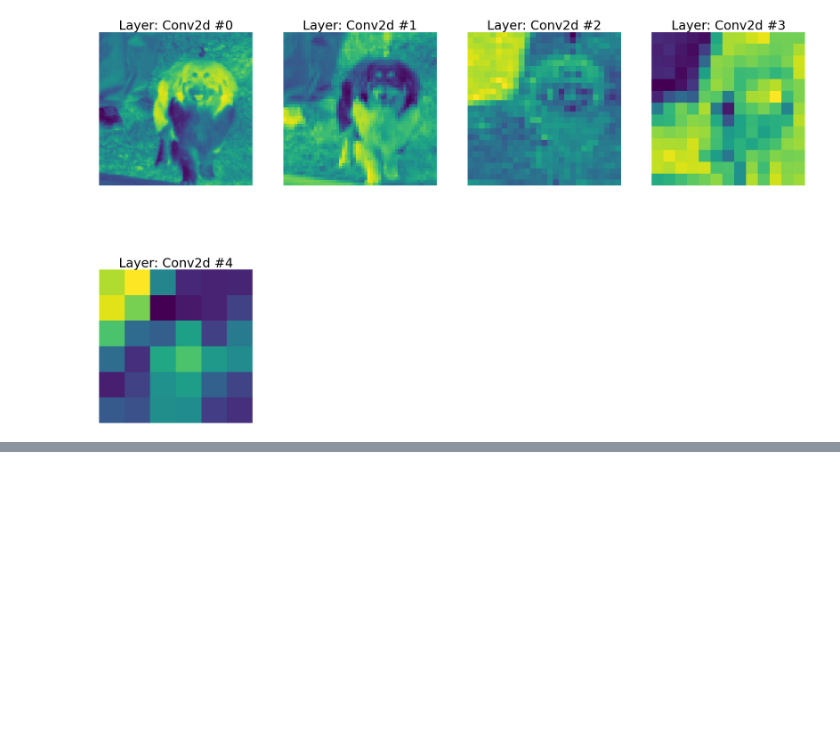
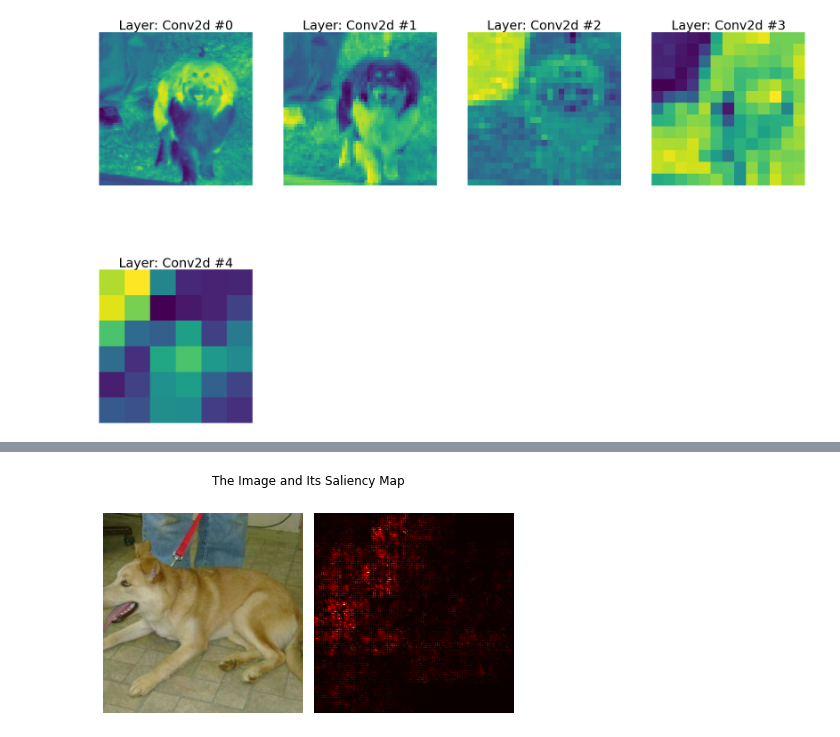
Before and after one commit to amitliron/My_AI_Exercises, a Jupyter notebook: TestCnnFeaturesExtraction/CnnFeatureExtraction.ipynb, the cells around one changed output, grey strips where cells are left out. Cells and saved outputs as stored; diff of their text form; code cells hidden in the pictures; blank space fills up the shorter version.

```diff
--- a/TestCnnFeaturesExtraction/CnnFeatureExtraction.ipynb
+++ b/TestCnnFeaturesExtraction/CnnFeatureExtraction.ipynb
@@ -368,0 +370,4 @@ for i in range(len(all_processed)):
+# %%
+image = oTransforms(image)
+image = image.unsqueeze(0)
+image = image.to(DEVICE)
@@ -368,0 +404,18 @@ for i in range(len(all_processed)):
+# %%
+saliency, _ = torch.max(image.grad.data.abs(), dim=1)
+saliency = saliency.reshape(224, 224)
+
+# Reshape the image
+image = image.reshape(-1, 224, 224)
+
+# Visualize the image and the saliency map
+fig, ax = plt.subplots(1, 2)
+ax[0].imshow(image.cpu().detach().numpy().transpose(1, 2, 0))
+ax[0].axis('off')
+ax[1].imshow(saliency.cpu(), cmap='hot')
+ax[1].axis('off')
+plt.tight_layout()
+fig.suptitle('The Image and Its Saliency Map')
+plt.show()
+# %% [output]
+[figure, added]
```
Also changed, not shown: parts of 14 cells of this notebook.
